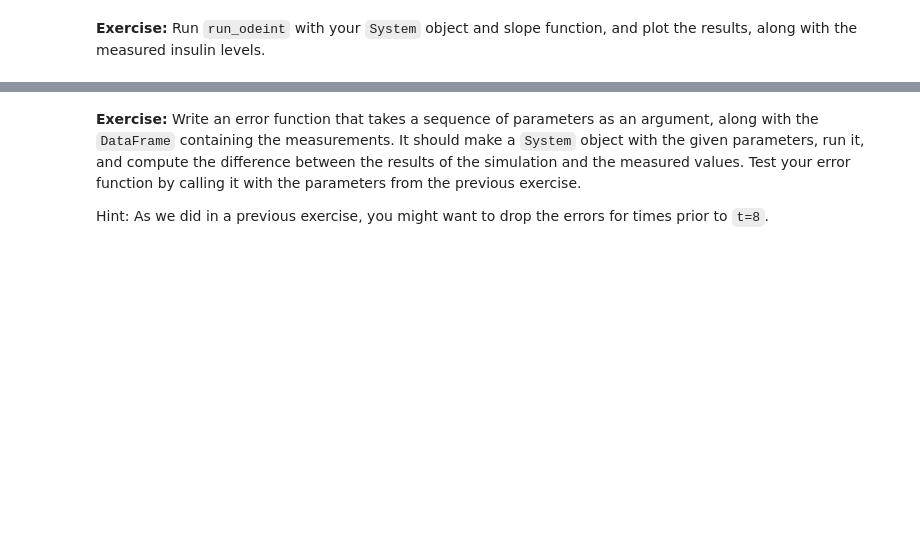
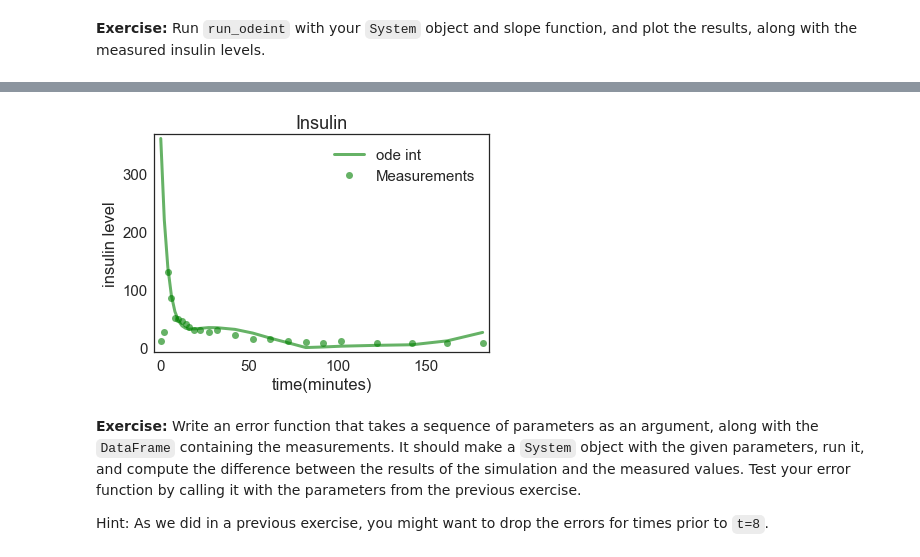
Before and after one commit to 867006905/ModSimPy, a Jupyter notebook: code/chap08mine.ipynb, the cells around one changed output, grey strips where cells are left out. Cells and saved outputs as stored; diff of their text form; code cells hidden in the pictures; blank space fills up the shorter version.

```diff
--- a/code/chap08mine.ipynb
+++ b/code/chap08mine.ipynb
@@ -605,4 +626,16 @@ G_T = 80
 # %% [markdown]
 **Exercise:** Write a slope function that takes state, t, system as parameters and returns the derivative of `I` with respect to time.  Test your function with the initial condition $I(0)=360$.
+# %%
+# Solution goes here
+
+def slope_func_I(state, t, system):
+    I = state
+    unpack(system)
+
+    dIdt = -k * I + gamma * (G(t) - G_T) * t
+    return dIdt
+
+test_state = State(I = 360)
+test_system = make_system_I(I0, k, gamma, G_T, data)
 # %%
 # Solution goes here
@@ -612,3 +647,5 @@ G_T = 80
 **Exercise:** Run `run_odeint` with your `System` object and slope function, and plot the results, along with the measured insulin levels.
 # %%
 # Solution goes here
+run_odeint(system, slope_func_I)
+system.results
@@ -617,3 +671,13 @@ G_T = 80
+# %%
+# Solution goes here
+plot(data.index, system.results, 'g-', label = 'ode int')
+plot(data.index, data.insulin, 'go', label = 'Measurements')
+decorate(xlabel = 'time(minutes)',
+         ylabel = 'insulin level',
+         legend = True,
+         title = 'Insulin')
+# %% [output]
+[figure, added]
 # %% [markdown]
 **Exercise:**  Write an error function that takes a sequence of parameters as an argument, along with the `DataFrame` containing the measurements.  It should make a `System` object with the given parameters, run it, and compute the difference between the results of the simulation and the measured values.  Test your error function by calling it with the parameters from the previous exercise.
 
```
Also changed, not shown: parts of 31 cells of this notebook, 5 other files.
